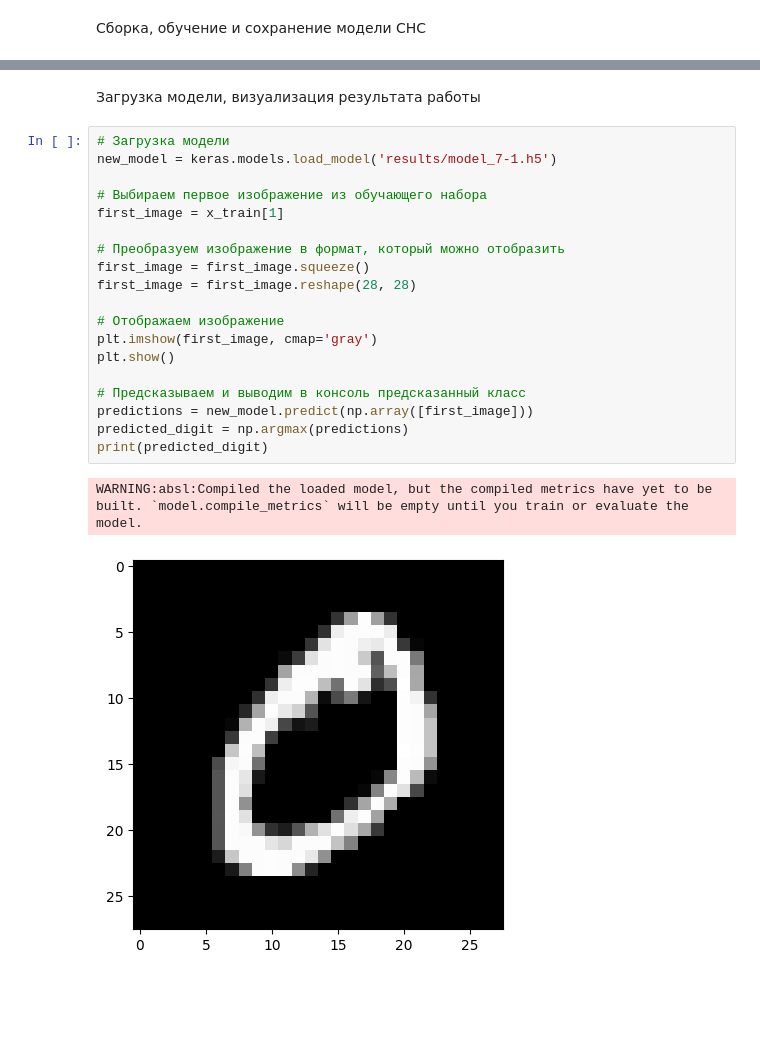
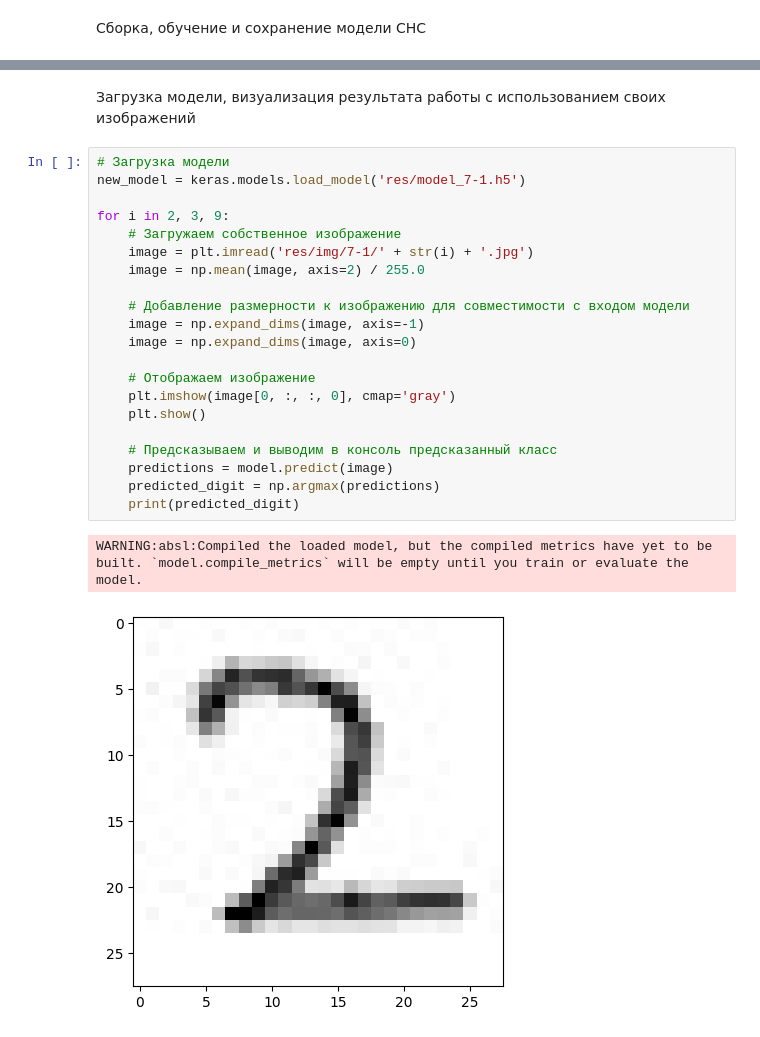
Before and after one commit to lechmoloch/sstu-lib78, a Jupyter notebook: src/Task7-1.ipynb, the cells around one changed output, grey strips where cells are left out. Drawn from its saved outputs; the diff is of its cells as text; blank space fills up the shorter version.

```diff
--- a/src/Task7-1.ipynb
+++ b/src/Task7-1.ipynb
@@ -93,25 +103,27 @@ Epoch 5/5
 WARNING:absl:You are saving your model as an HDF5 file via `model.save()` or `keras.saving.save_model(model)`. This file format is considered legacy. We recommend using instead the native Keras format ...
 # %% [markdown]
-Загрузка модели, визуализация результата работы
+Загрузка модели, визуализация результата работы с использованием своих изображений
 # %%
 # Загрузка модели
-new_model = keras.models.load_model('results/model_7-1.h5')
+new_model = keras.models.load_model('res/model_7-1.h5')
 
-# Выбираем первое изображение из обучающего набора
-first_image = x_train[1]
+for i in 2, 3, 9:
+	# Загружаем собственное изображение
+	image = plt.imread('res/img/7-1/' + str(i) + '.jpg')
+	image = np.mean(image, axis=2) / 255.0
 
-# Преобразуем изображение в формат, который можно отобразить
-first_image = first_image.squeeze()
-first_image = first_image.reshape(28, 28)
+	# Добавление размерности к изображению для совместимости с входом модели
+	image = np.expand_dims(image, axis=-1)
+	image = np.expand_dims(image, axis=0)
 
-# Отображаем изображение
-plt.imshow(first_image, cmap='gray')
-plt.show()
+	# Отображаем изображение
+	plt.imshow(image[0, :, :, 0], cmap='gray')
+	plt.show()
 
-# Предсказываем и выводим в консоль предсказанный класс
-predictions = new_model.predict(np.array([first_image]))
-predicted_digit = np.argmax(predictions)
-print(predicted_digit)
+	# Предсказываем и выводим в консоль предсказанный класс
+	predictions = model.predict(image)
+	predicted_digit = np.argmax(predictions)
+	print(predicted_digit)
 # %% [output]
 WARNING:absl:Compiled the loaded model, but the compiled metrics have yet to be built. `model.compile_metrics` will be empty until you train or evaluate the model.
-[figure, old version]
+[figure, new version]
```
Also changed, not shown: parts of 4 cells of this notebook, 5 other files.
